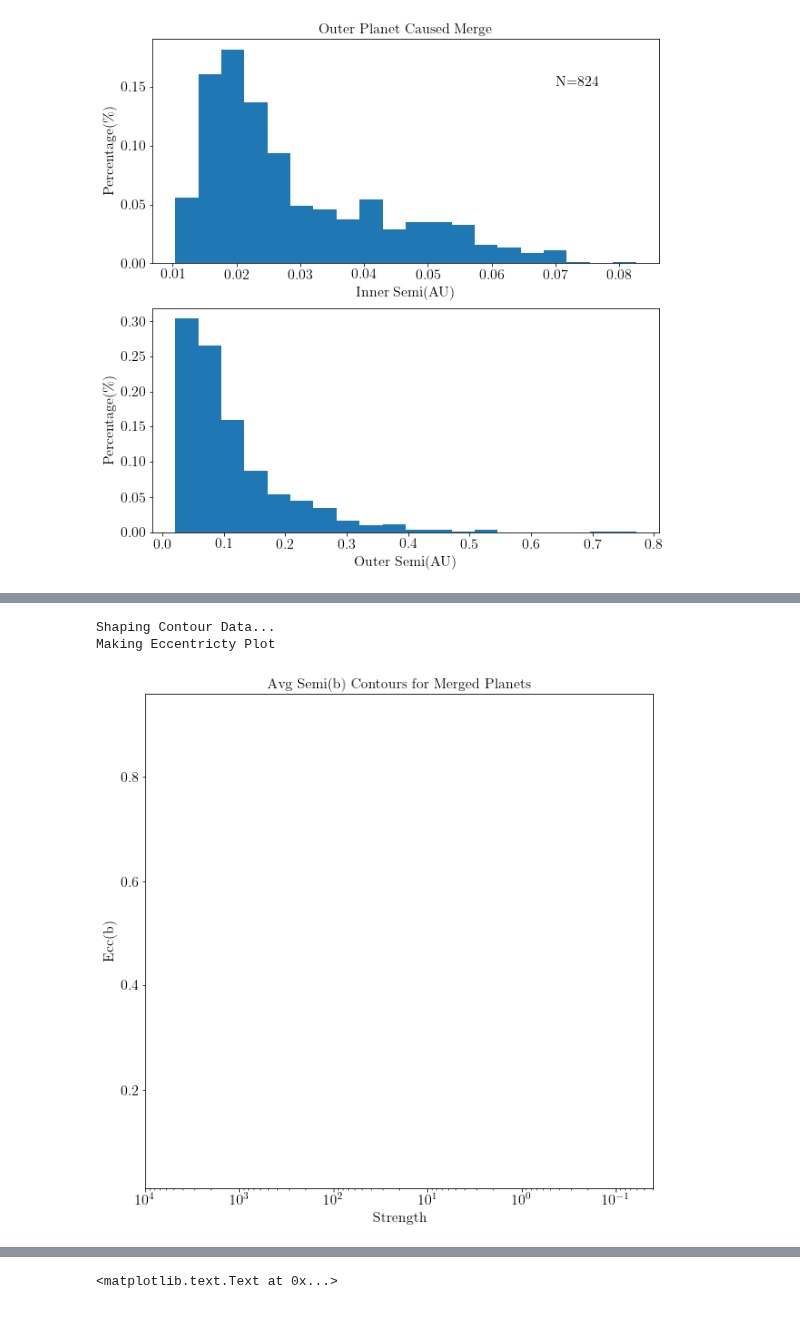
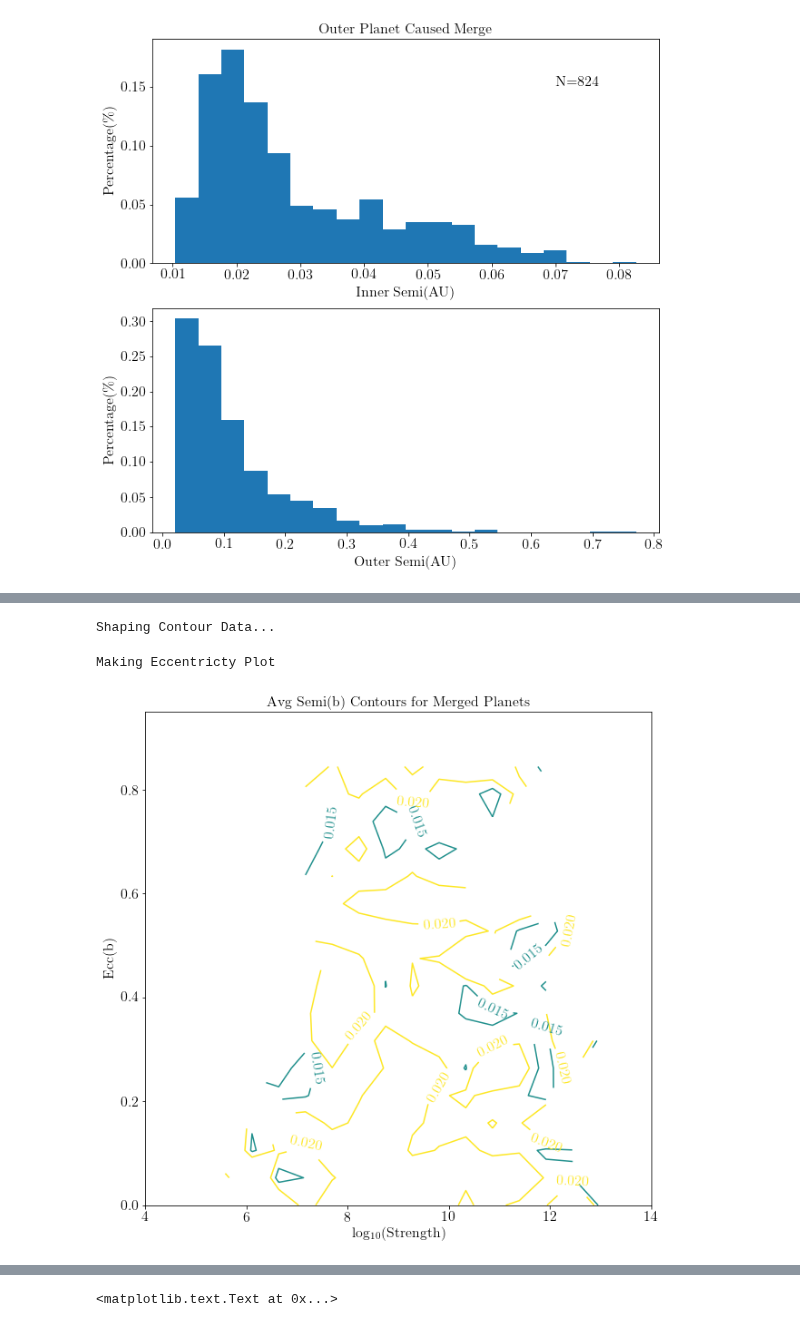
Before and after one commit to dm1681/Merging_Perts, a Jupyter notebook: Research/Merging_Perts/fig_gen.ipynb, the cells around one changed output, grey strips where cells are left out. Cells and saved outputs as stored; diff of their text form; code cells hidden in the pictures.

```diff
--- a/Research/Merging_Perts/fig_gen.ipynb
+++ b/Research/Merging_Perts/fig_gen.ipynb
@@ -624,21 +656,27 @@ np.min(np.float64(final_data_eqorb[:,-3]))
 # %%
 final_data_eqorb[0]
 # %%
-# now for strength contour
+#### now for strength contour
 #strength_data = np.array([final_data_eqorb[:,5], final_data_eqorb[:,-3], final_data_eqorb[:,3]]).transpose()
 strength_data = final_data_eqorb[:,-3].astype(np.float64)
-strength_data.shape
+log_strength_data = np.log10(strength_data)
 strength_mask = np.where(strength_data <1e12)
 masked_strength_data = strength_data[strength_mask]
-labels = ['Strength', 'Ecc(b)','Semi(b)']
-levels=[0.2,0.22,0.24,0.26,0.28,0.3]
-#lims =
-
-strength_contour = make_contour(strength_data, semib_eqorb, eccb_eqorb,
-             labels=labels, log=True,y_binwidth = 0.05)
+labels = ['log$_{10}$(Strength)', 'Ecc(b)','Semi(b)']
+#levels=[0.01,0.02,0.03,0.04,0.05,0.06,0.07,0.08,0.09,0.1,0.11,0.12,0.13,0.14,0.15]
+levels=[0.01,0.015,0.02]
+#xlims = (np.min(log_strength_data),np.max(log_strength_data))
+xlims = (4,14)
+ylims = (np.min(eccb_eqorb),np.max(eccb_eqorb))
+ylims=(0,1)
+#pdb.set_trace()
+strength_contour = make_contour(log_strength_data, eccb_eqorb, semib_eqorb,
+                                labels=labels, levels=levels,
+                                y_binwidth = 0.05, ylim = ylims,
+                                xlim=xlims, x_binwidth=0.5)
 # %% [output]
 Shaping Contour Data...
-Making Eccentricty Plot
+Making Eccentricty Plot
-[figure, old version]
+[figure, new version]
 # %%
 strength_contour.shape
```
Also changed, not shown: parts of 16 cells of this notebook.
